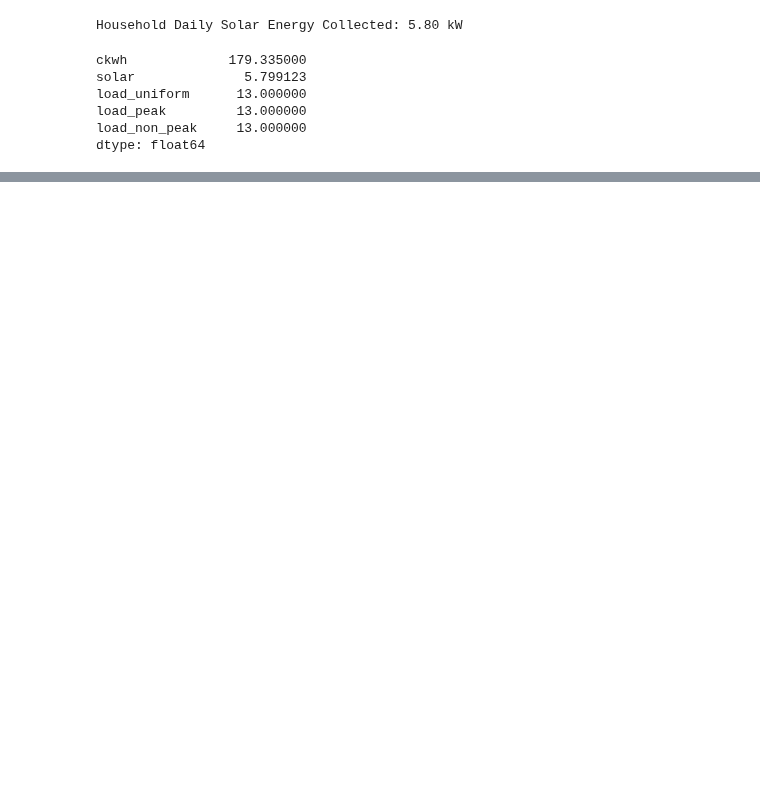
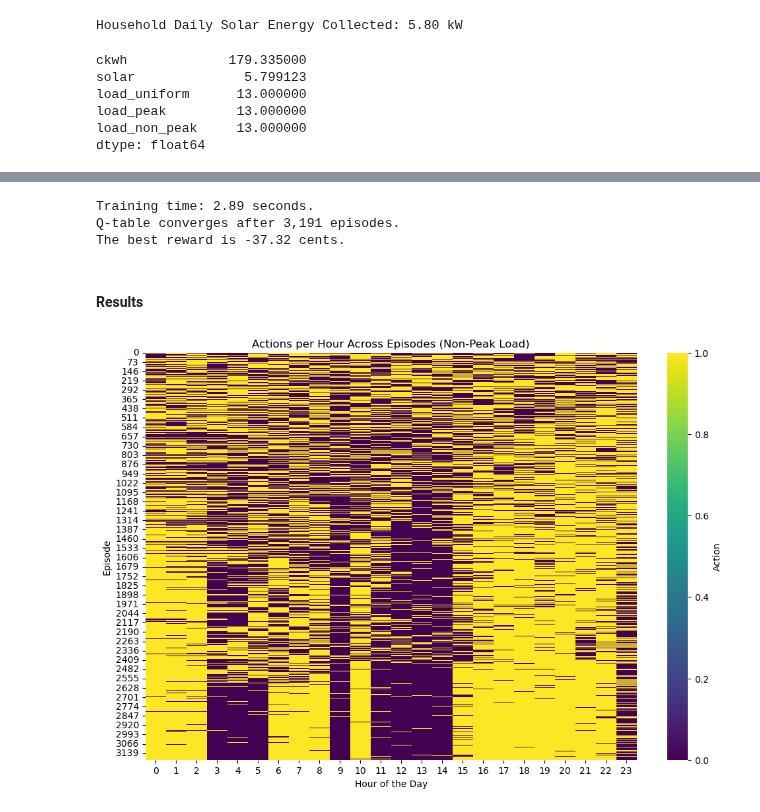
Before and after one commit to auttwitter/DSI-04, a Jupyter notebook: projects/project_capstone/code/06_Reinforcement_Learning.ipynb, the cells around one changed output, grey strips where cells are left out. Saved outputs shown, nothing was run; the diff lists cells and outputs as text; code cells hidden in the pictures; blank space fills up the shorter version.

```diff
--- a/projects/project_capstone/code/06_Reinforcement_Learning.ipynb
+++ b/projects/project_capstone/code/06_Reinforcement_Learning.ipynb
@@ -235,3 +330,77 @@ for episode in range(num_episodes):
+# %%
+# Environment
+ckwh = env['ckwh'].to_list()
+solar = env['solar'].to_list()
+ld = env['load_non_peak'].to_list()
+
+Q = {}
+episode_rewards = []
+actions_per_episode = []
+threshold_counter = 0
+
+start_time = time.time()
+
+for episode in range(num_episodes):
+    state = (0, initial_battery, initial_battery)
+    battery_level = initial_battery
+    epsilon = max(min_epsilon, initial_epsilon * (decay_rate ** episode))
+    episode_reward = 0
+    episode_actions = []
+
+    Q_beg = sum([value for state_values in Q.values() for value in state_values.values()])
+
+    while state[0] < 24:
+        action = act(state, Q, epsilon)
+        episode_actions.append((state[0], action))
+        next_state, next_battery_level, rwd = reward(state, battery_level, action)
+        upd(state, action, next_state, rwd)
+
+        upd_Q = {s: v.copy() for s, v in Q.items()}
+        state = next_state
+        battery_level = next_battery_level
+        episode_reward += rwd  # Accumulate the reward for the episode
+
+
+    actions_per_episode.append(episode_actions)
+    episode_rewards.append(episode_reward)
+    Q_end = sum([value for state_values in Q.values() for value in state_values.values()])
+    if abs(Q_beg - Q_end) < threshold:
+        threshold_counter += 1
+    if threshold_counter > threshold_limit:
+        break
+
+print(f'Training time: {time.time() - start_time:.2f} seconds.')
+print(f'Q-table converges after {episode:,d} episodes.')
+print(f'The best reward is {max(episode_rewards):.2f} cents.')
+
+episode_rewards_non_peak = episode_rewards
+actions_per_episode_non_peak = actions_per_episode
+Q_non_peak = Q
+# %% [output]
+Training time: 2.89 seconds.
+Q-table converges after 3,191 episodes.
+The best reward is -37.32 cents.
+# %% [markdown]
+#### Results
+# %%
+# Prepare the data
+num_episodes = len(actions_per_episode_non_peak)
+hours = range(24)
+actions_matrix = np.zeros((num_episodes, 24))
+
+for episode_idx, episode in enumerate(actions_per_episode_non_peak):
+    for (hour, action) in episode:
+        actions_matrix[episode_idx, hour] = action
+
+# Plotting the heatmap
+plt.figure(figsize=(12, 8))
+sns.heatmap(actions_matrix, cmap="viridis", cbar_kws={'label': 'Action'})
+plt.xlabel('Hour of the Day')
+plt.ylabel('Episode')
+plt.title('Actions per Hour Across Episodes (Non-Peak Load)')
+plt.show()
+# %% [output]
+[figure, added]
 # %%
 import numpy as np
 import matplotlib.pyplot as plt
```
Also changed, not shown: parts of 21 cells of this notebook, 1 other file.
